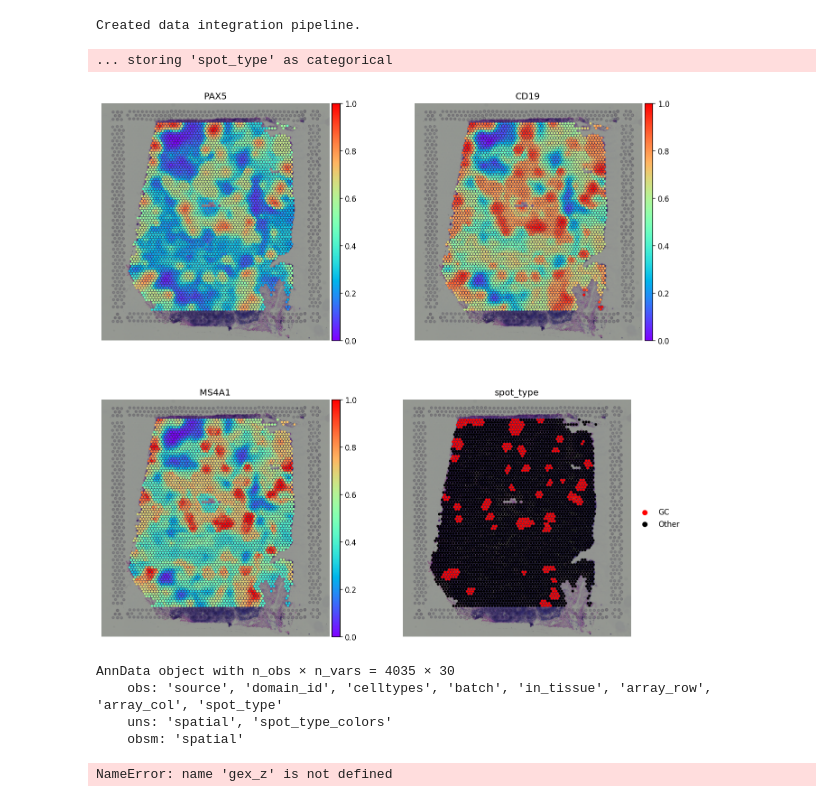
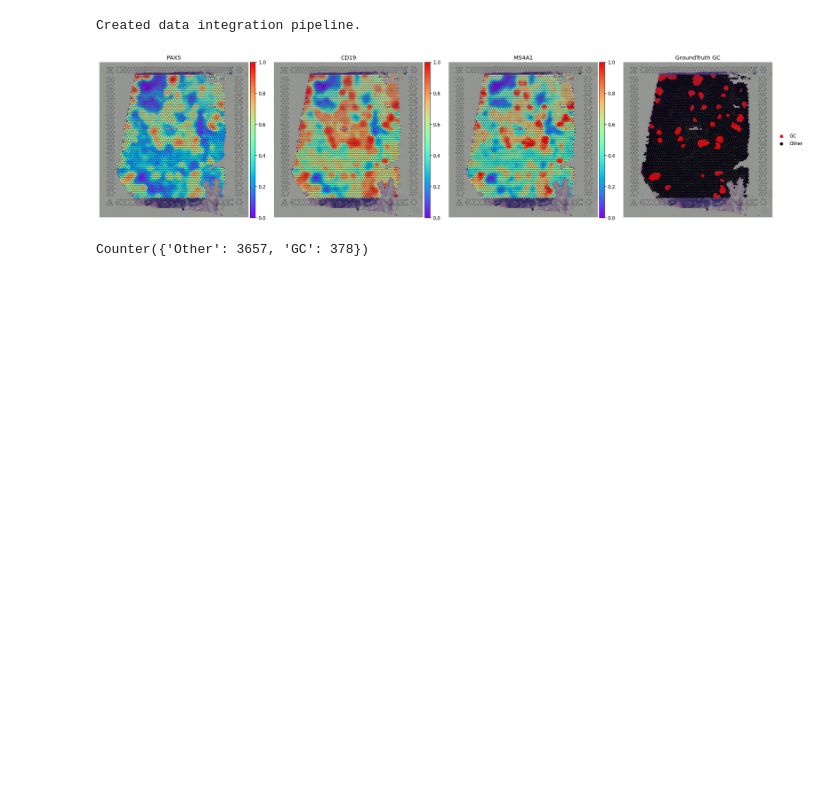
Before and after one commit to Koushul/SPICESS, a Jupyter notebook: notebooks/Tutorial.ipynb, the cells around one changed output. Drawn from its saved outputs; the diff is of its cells as text; code cells hidden in the pictures; blank space fills up the shorter version.

```diff
--- a/notebooks/Tutorial.ipynb
+++ b/notebooks/Tutorial.ipynb
@@ -77,7 +77,4 @@ trainer = TrainModelPipeline(
     pdata = pdata,
     adata_eval = adata_eval,
     pdata_eval = pdata_eval,
-    lr = 1e-3,
-    patience = 1000,
-    epochs = 10000,
 )
@@ -101,3 +98,5 @@ a, b = plot_latent([gex_z, pex_z], [refLabels, refLabels],
 infer = InferencePipeline('../model_zoo/config_Tonsil_2023_10_02_22_19.yaml')
 # %% [output]
 Created inference pipeline.
+# %%
+infer.model = spicess.model
@@ -105,7 +106,7 @@ Created inference pipeline.
 adata_test = test_loader.run()
 gc_pth = 'https://raw.githubusercontent.com/vitkl/cell2location_paper/master/notebooks/selected_results/lymph_nodes_analysis/manual_GC_annot.csv'
 df = pd.read_csv(gc_pth).fillna('Other')
-df.columns = ['Barcode', 'spot_type']
+df.columns = ['Barcode', 'GroundTruth GC']
 adata_test.obs = adata_test.obs.join(df.set_index('Barcode'))
 # %%
 _, adata_test = IntegrateDatasetPipeline('Tonsil', adata, adata_test).run()
@@ -115,21 +116,7 @@ Created data integration pipeline.
 pdata_pred = infer.run(adata_test.copy())
 # %%
 sq.pl.spatial_scatter(pdata_pred,
-    color=['PAX5', 'CD19', 'MS4A1', 'spot_type'], dpi=120, size=1.4, frameon=False, cmap='rainbow', ncols=2,
+    color=['PAX5', 'CD19', 'MS4A1', 'GroundTruth GC'], dpi=120, size=1.4, frameon=False, cmap='rainbow', ncols=4,
     figsize=(6, 6), edgecolor='black', linewidth=0.1, palette=ListedColormap(sns.color_palette(['red', 'black'])))
 # %% [output]
-... storing 'spot_type' as categorical
-[figure, old version]
+[figure, new version]
-# %%
-pdata_pred
-# %% [output]
-AnnData object with n_obs × n_vars = 4035 × 30
-    obs: 'source', 'domain_id', 'celltypes', 'batch', 'in_tissue', 'array_row', 'array_col', 'spot_type'
-    uns: 'spatial', 'spot_type_colors'
-    obsm: 'spatial'
-# %%
-a, b = plot_latent([gex_z, pex_z], [refLabels, refLabels],
-    legend=True, method='umap',
-    separate_dim=False, n_neighbors=200)
-# %% [output]
-NameError: name 'gex_z' is not defined
@@ -135,0 +140,4 @@ NameError: name 'gex_z' is not defined
+# %%
+Counter(y)
+# %% [output]
+Counter({'Other': 3657, 'GC': 378})
```
Also changed, not shown: parts of 14 cells of this notebook, 2 other files.
